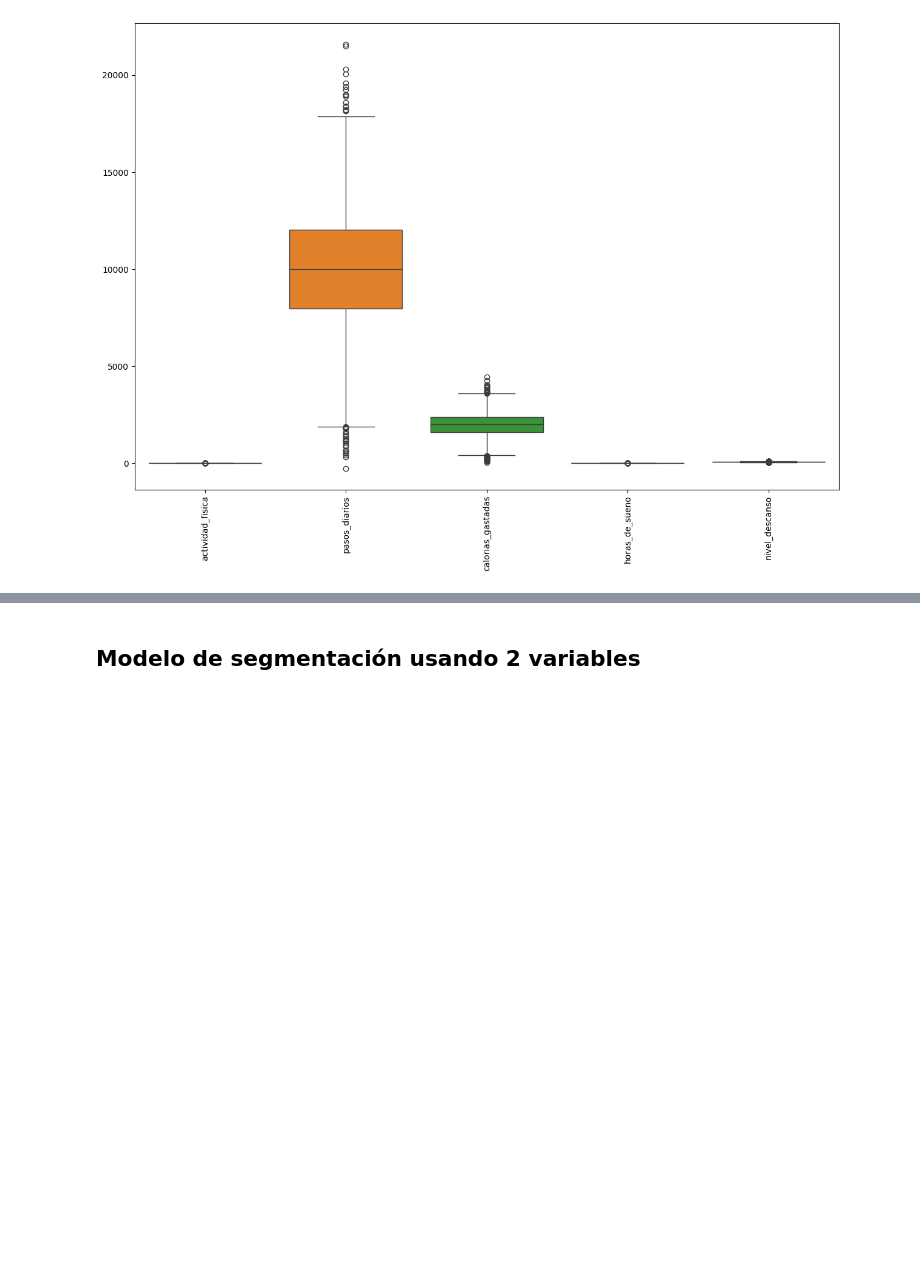
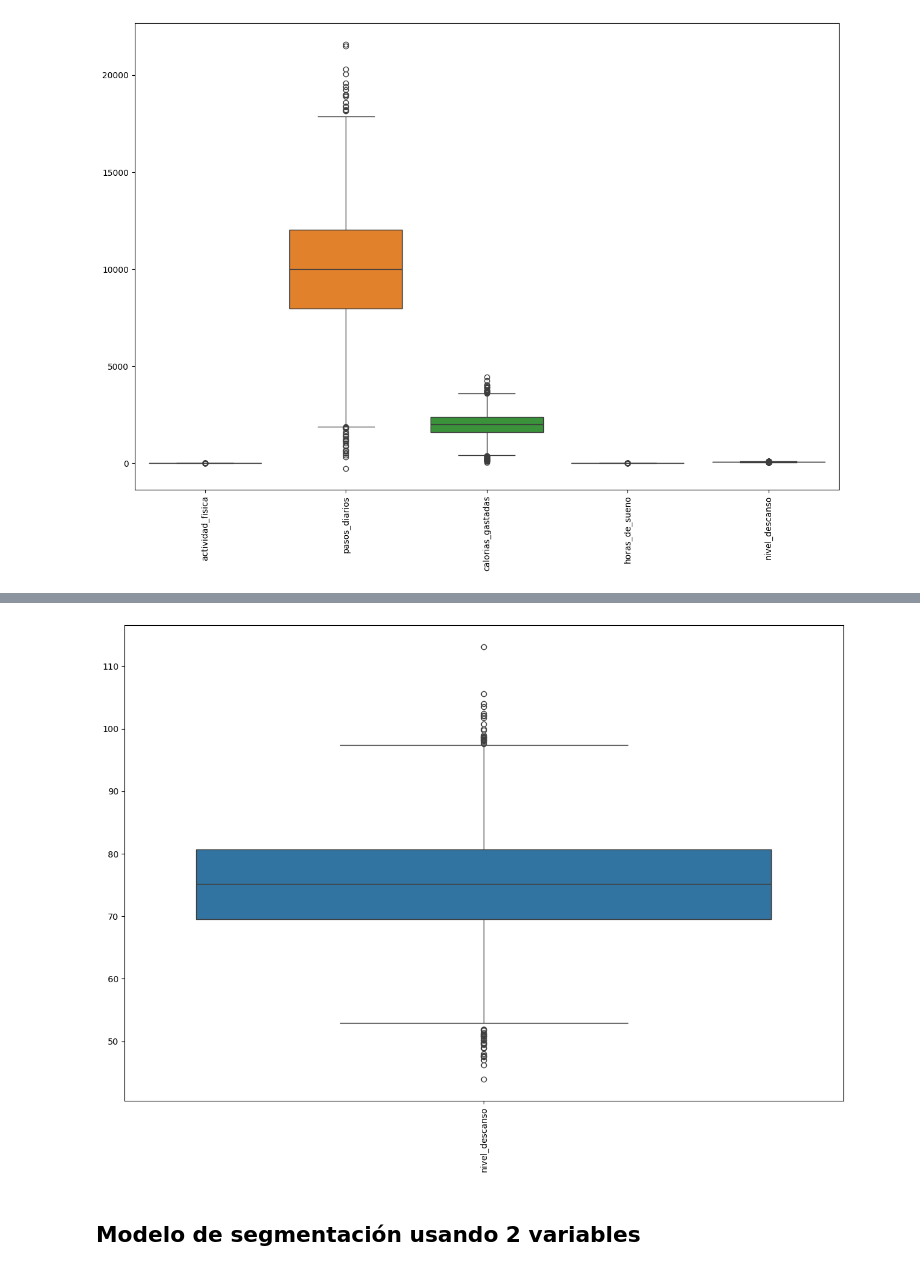
Before and after one commit to JuanYa1901/Evaluacion_4, a Jupyter notebook: 620454_Base_Entrega_Modelos_NO_Supervisados.ipynb, the cells around one changed output, grey strips where cells are left out. Cells and saved outputs as stored; diff of their text form; code cells hidden in the pictures; blank space fills up the shorter version.

```diff
--- a/620454_Base_Entrega_Modelos_NO_Supervisados.ipynb
+++ b/620454_Base_Entrega_Modelos_NO_Supervisados.ipynb
@@ -196,3 +212,10 @@ plt.show()
+# %%
+plt.figure(figsize=(15, 10))
+sns.boxplot(data=df[['nivel_descanso']])
+plt.xticks(rotation=90)
+plt.show()
+# %% [output]
+[figure, added]
 # %% [markdown]
 ## Modelo de segmentación usando 2 variables
 # %% [markdown]
```
Also changed, not shown: parts of 2 cells of this notebook.
